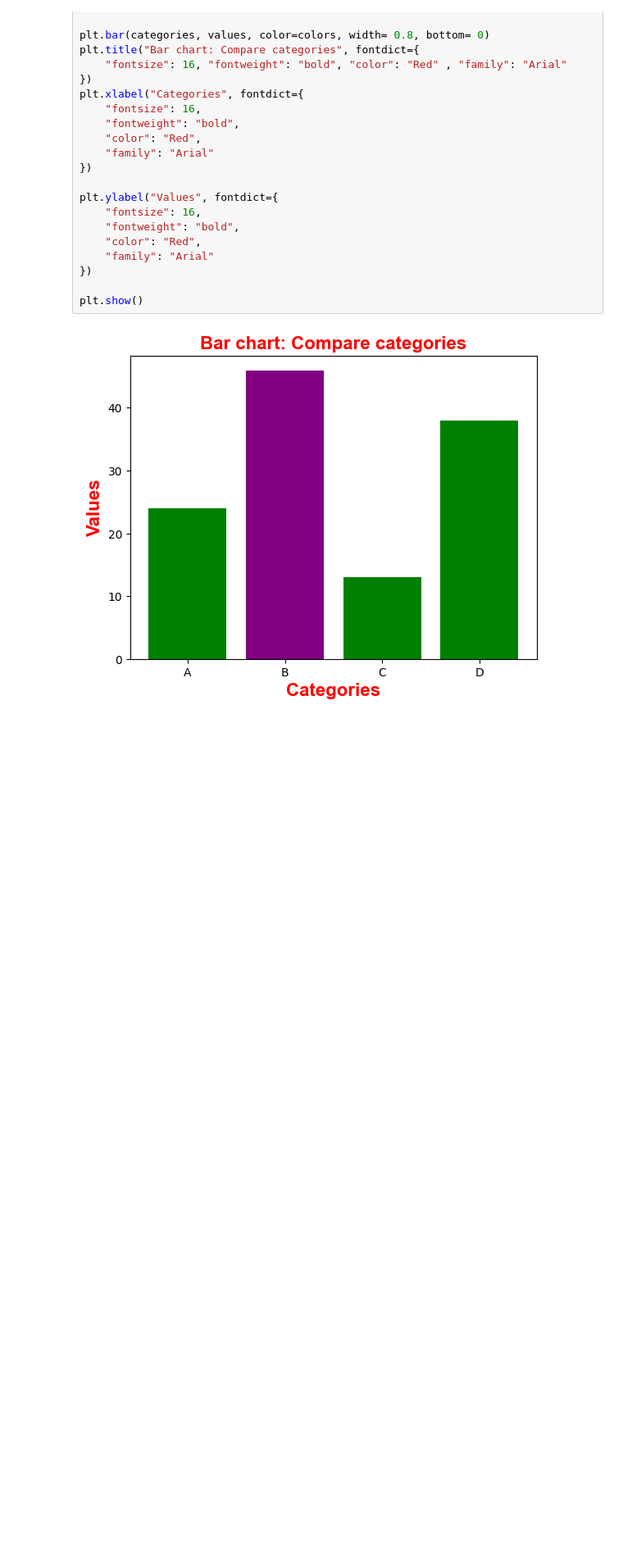
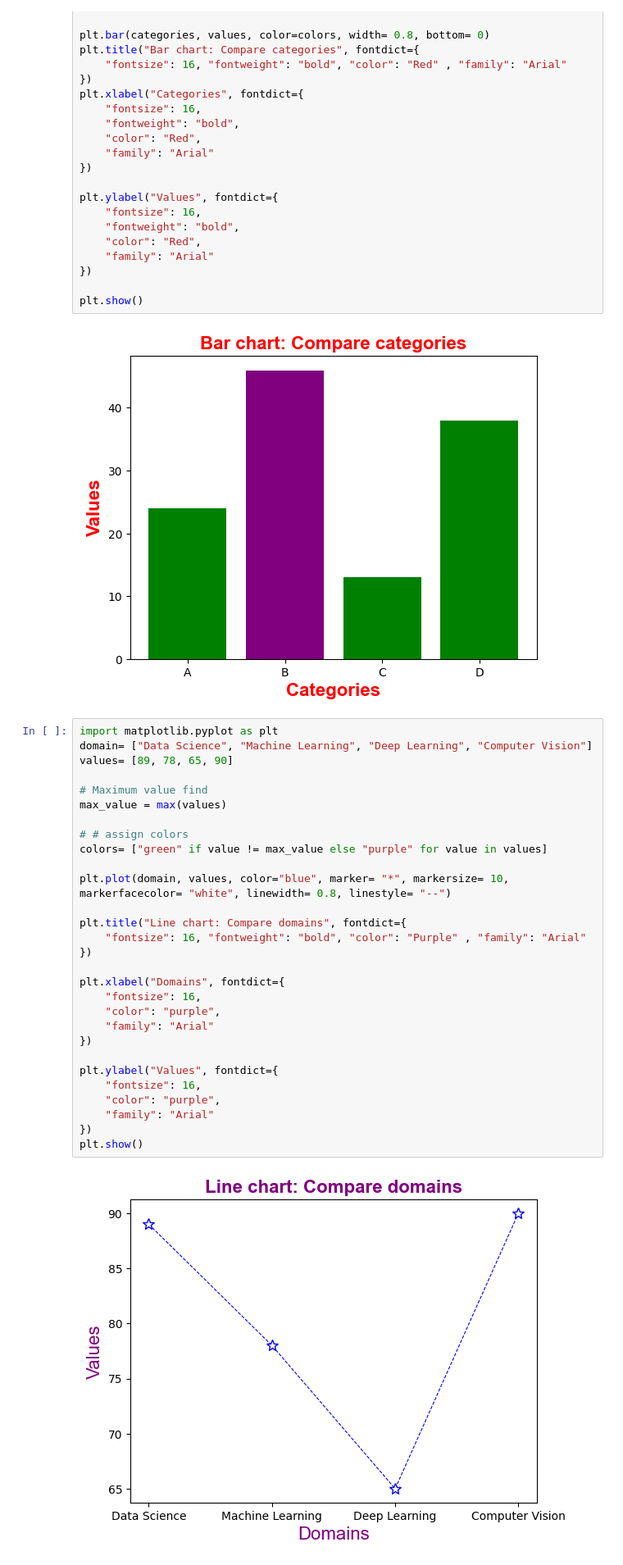
Before and after one commit to ankita14rai-nov/python-library, a Jupyter notebook: practice02.ipynb, the cells around one changed output. Shown at 82% size. Saved outputs shown, nothing was run; the diff lists cells and outputs as text; blank space fills up the shorter version.

```diff
--- a/practice02.ipynb
+++ b/practice02.ipynb
@@ -32,3 +32,34 @@ plt.ylabel("Values", fontdict={
 plt.show()
 # %% [output]
 [figure]
+# %%
+import matplotlib.pyplot as plt
+domain= ["Data Science", "Machine Learning", "Deep Learning", "Computer Vision"]
+values= [89, 78, 65, 90]
+
+# Maximum value find
+max_value = max(values)
+
+# # assign colors
+colors= ["green" if value != max_value else "purple" for value in values]
+
+plt.plot(domain, values, color="blue", marker= "*", markersize= 10, markerfacecolor= "white", linewidth= 0.8, linestyle= "--")
+
+plt.title("Line chart: Compare domains", fontdict={
+    "fontsize": 16, "fontweight": "bold", "color": "Purple" , "family": "Arial"
+})
+
+plt.xlabel("Domains", fontdict={
+    "fontsize": 16,
+    "color": "purple",
+    "family": "Arial"
+})
+
+plt.ylabel("Values", fontdict={
+    "fontsize": 16,
+    "color": "purple",
+    "family": "Arial"
+})
+plt.show()
+# %% [output]
+[figure, added]
```
Also changed, not shown: parts of 6 cells of this notebook.
